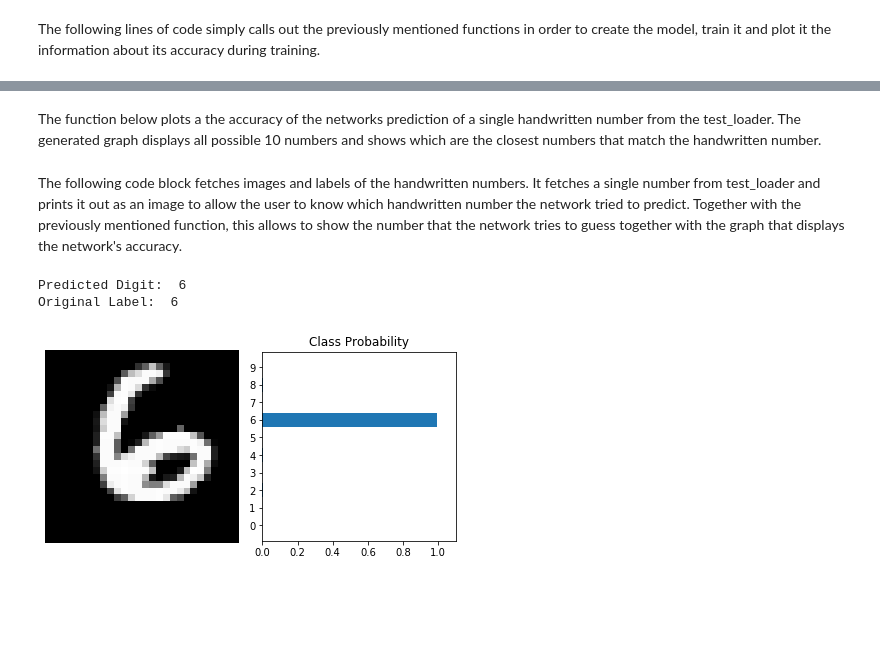
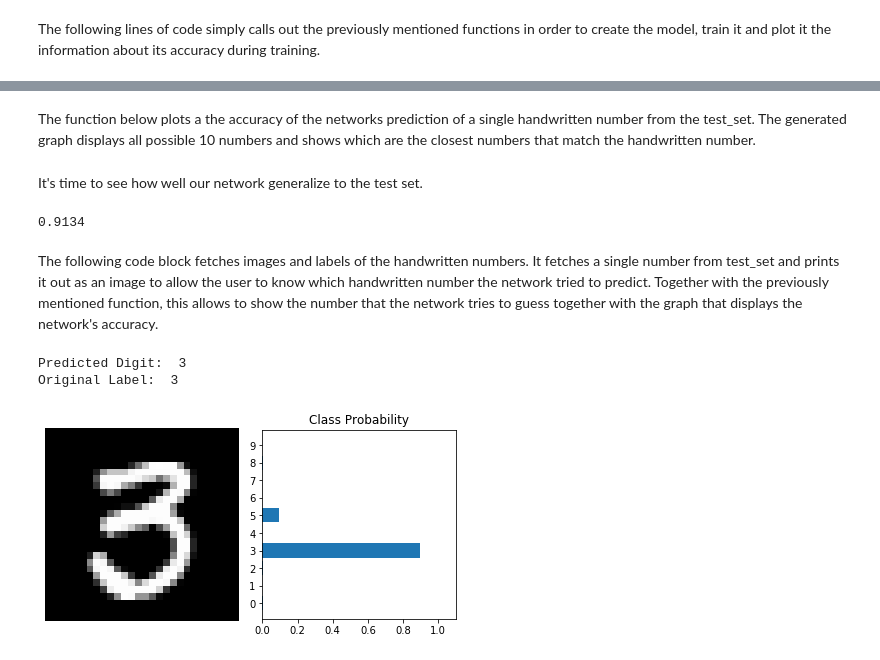
Before and after one commit to agroshar/DIT411-Introduction-to-AI, a Jupyter notebook: Neural Network.ipynb, the cells around one changed output, grey strips where cells are left out. Drawn from its saved outputs; the diff is of its cells as text; code cells hidden in the pictures; blank space fills up the shorter version.

```diff
--- a/Neural Network.ipynb
+++ b/Neural Network.ipynb
@@ -32,9 +32,9 @@ The following code blocks provides the data sets with handwritten digit data. It
 # %%
-train_loader = torch.utils.data.DataLoader(torchvision.datasets.MNIST('/files/', train=True, download=True,
+training_set = torch.utils.data.DataLoader(torchvision.datasets.MNIST('/files/', train=True, download=True,
                              transform=torchvision.transforms.Compose([torchvision.transforms.ToTensor(),
                              torchvision.transforms.Normalize((0.5,), (0.5,))])),batch_size=batch_size_train, shuffle=True)
 
-test_loader = torch.utils.data.DataLoader(torchvision.datasets.MNIST('/files/', train=False, download=True,
+test_set = torch.utils.data.DataLoader(torchvision.datasets.MNIST('/files/', train=False, download=True,
                              transform=torchvision.transforms.Compose([torchvision.transforms.ToTensor(),
                                torchvision.transforms.Normalize((0.5,), (0.5,))])),batch_size=batch_size_test, shuffle=True)
 # %% [markdown]
@@ -144,8 +142,8 @@ plot_learning_rate(accuracy)
 # %% [markdown]
-The function below plots a the accuracy of the networks prediction of a single handwritten number from the test_loader.
+The function below plots a the accuracy of the networks prediction of a single handwritten number from the test_set.
 The generated graph displays all possible 10 numbers and shows which are the closest numbers that match the handwritten number.
 # %%
-def view_classify(img, ps):
+def plot_image_classification(img, ps):
     ''' Function for viewing an image and it's predicted classes.
     '''
     ps = ps.cpu().data.numpy().squeeze()
@@ -160,24 +158,30 @@ def view_classify(img, ps):
     ax2.set_title('Class Probability')
     ax2.set_xlim(0, 1.1)
     plt.tight_layout()
+# %% [markdown]
+It's time to see how well our network generalize to the test set.
+# %%
+test_model(model, test_set)
+# %% [output]
+0.9134
 # %% [markdown]
-The following code block fetches images and labels of the handwritten numbers. It fetches a single number from test_loader and prints it out as an image to allow the user to know which handwritten number the network tried to predict.
+The following code block fetches images and labels of the handwritten numbers. It fetches a single number from test_set and prints it out as an image to allow the user to know which handwritten number the network tried to predict.
 Together with the previously mentioned function, this allows to show the number that the network tries to guess together with the graph that displays the network's accuracy.
 # %%
-images, labels = next(iter(train_loader))
+images, labels = next(iter(test_set))
 
 img = images[0].view(1, 784)
 # Turn off gradients to speed up this part
 with torch.no_grad():
     logps = model(img)
 
 # Output of the network are log-probabilities, need to take exponential for probabilities
 ps = torch.exp(logps)
 probab = list(ps.numpy()[0])
 print("Predicted Digit: ", probab.index(max(probab)))
 print("Original Label: ", labels[0].item())
-view_classify(img.view(1, 28, 28), ps)
+plot_image_classification(img.view(1, 28, 28), ps)
 # %% [output]
-Predicted Digit:  6
-Original Label:  6
+Predicted Digit:  3
+Original Label:  3
-[figure, old version]
+[figure, new version]
```
Also changed, not shown: parts of 8 cells of this notebook.
